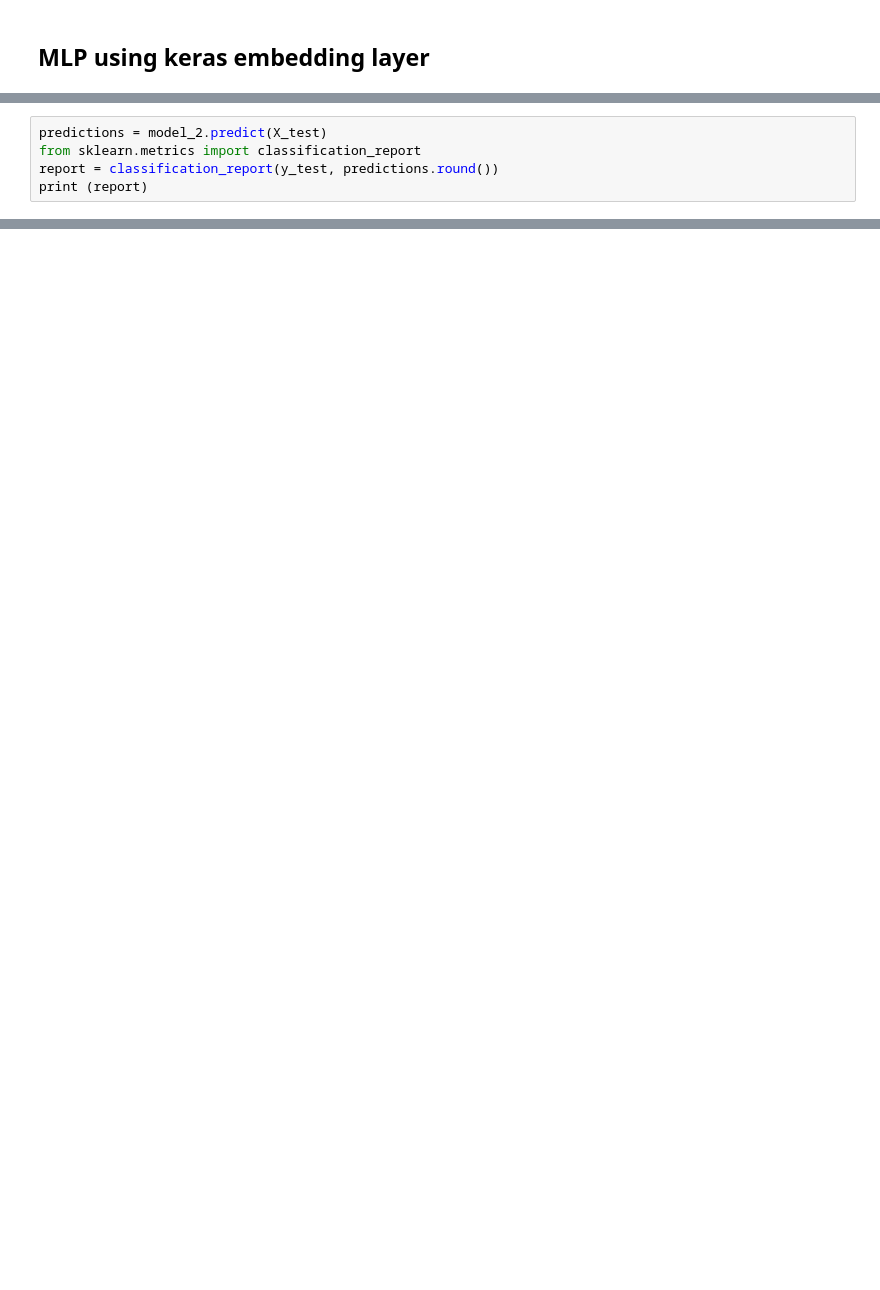
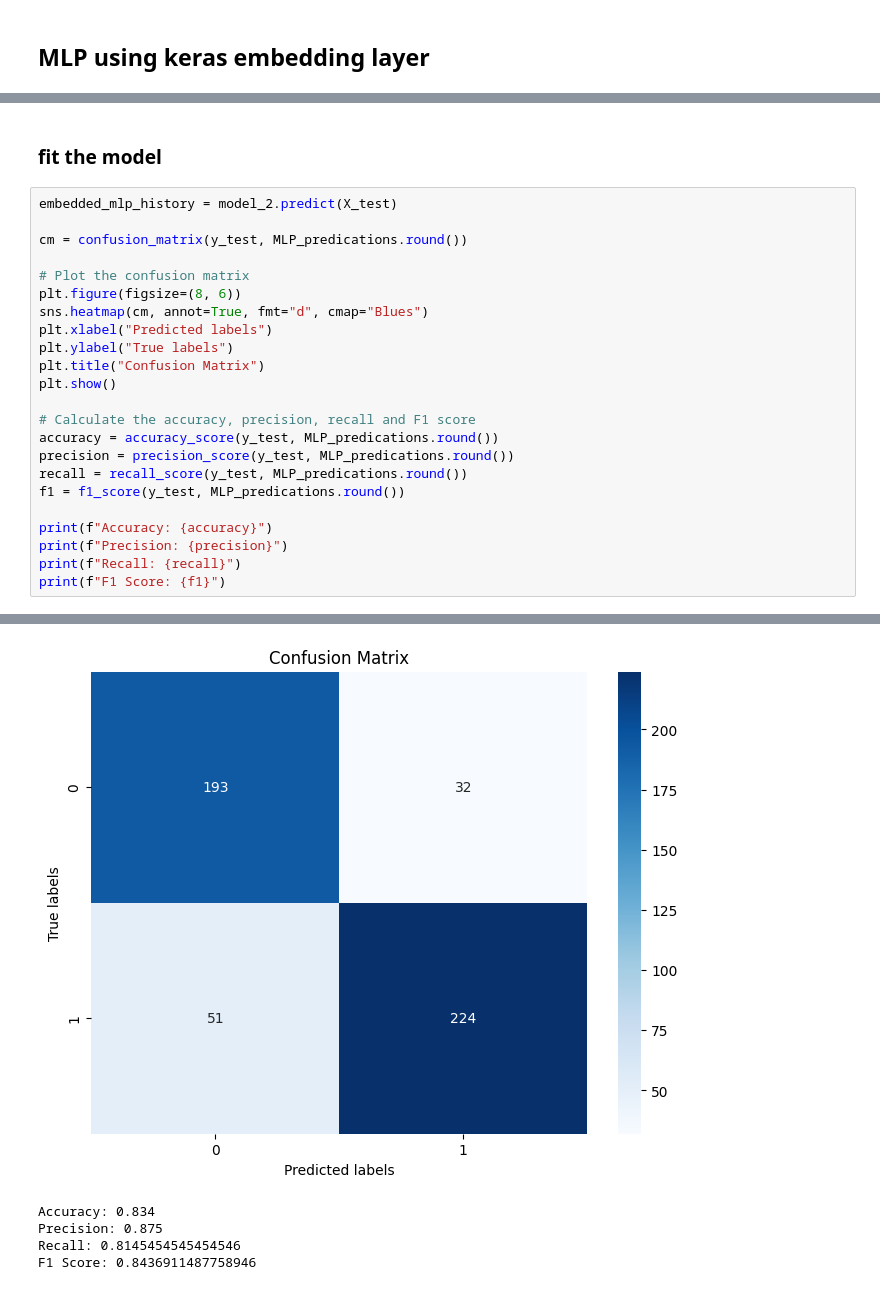
Before and after one commit to Ryan-McKee2001/Deep_Learning_Project-Fake_News_Detection, a Jupyter notebook: model_testing/mlp2.ipynb, the cells around one changed output, grey strips where cells are left out. Cells and saved outputs as stored; diff of their text form; blank space fills up the shorter version.

```diff
--- a/model_testing/mlp2.ipynb
+++ b/model_testing/mlp2.ipynb
@@ -260,5 +317,26 @@ KeyboardInterrupt:
-# %%
-predictions = model_2.predict(X_test)
-from sklearn.metrics import classification_report
-report = classification_report(y_test, predictions.round())
-print (report)
+# %% [markdown]
+<h3>fit the model</h3>
+# %%
+embedded_mlp_history = model_2.predict(X_test)
+
+cm = confusion_matrix(y_test, MLP_predications.round())
+
+# Plot the confusion matrix
+plt.figure(figsize=(8, 6))
+sns.heatmap(cm, annot=True, fmt="d", cmap="Blues")
+plt.xlabel("Predicted labels")
+plt.ylabel("True labels")
+plt.title("Confusion Matrix")
+plt.show()
+
+# Calculate the accuracy, precision, recall and F1 score
+accuracy = accuracy_score(y_test, MLP_predications.round())
+precision = precision_score(y_test, MLP_predications.round())
+recall = recall_score(y_test, MLP_predications.round())
+f1 = f1_score(y_test, MLP_predications.round())
+
+print(f"Accuracy: {accuracy}")
+print(f"Precision: {precision}")
+print(f"Recall: {recall}")
+print(f"F1 Score: {f1}")
+# %% [output]
@@ -264,0 +344,5 @@ print (report)
+[figure, added]
+Accuracy: 0.834
+Precision: 0.875
+Recall: 0.8145454545454546
+F1 Score: 0.8436911487758946
```
Also changed, not shown: parts of 19 cells of this notebook.
